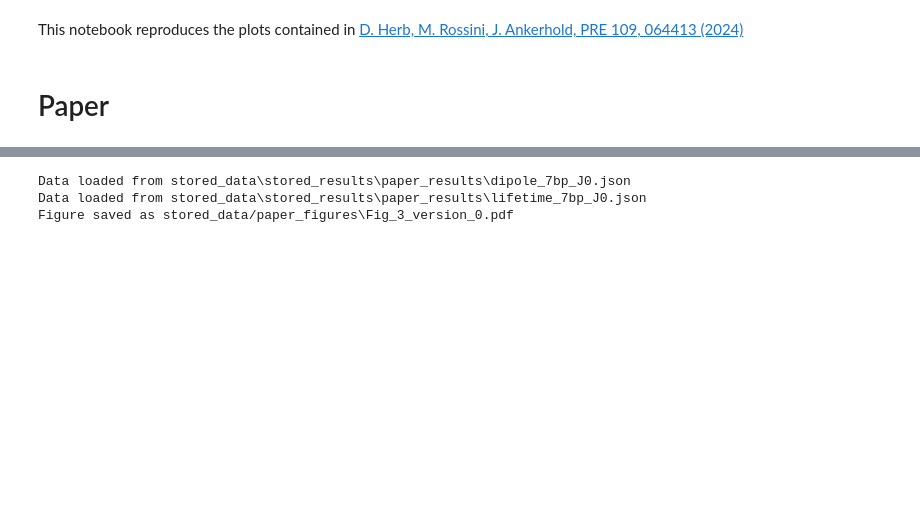
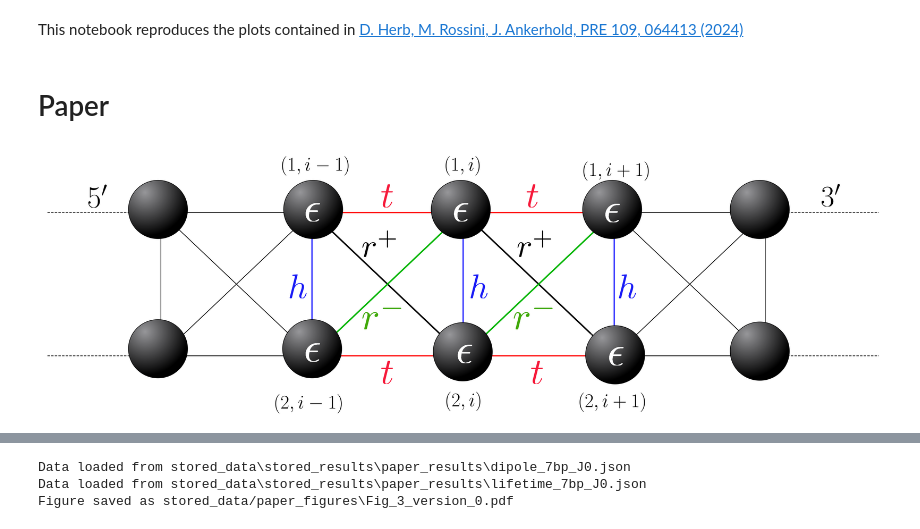
Before and after one commit to dehe1011/QuantumDNA, a Jupyter notebook: doc/Paper.ipynb, the cells around one changed output, grey strips where cells are left out. Drawn from its saved outputs; the diff is of its cells as text; code cells hidden in the pictures; blank space fills up the shorter version.

```diff
--- a/doc/Paper.ipynb
+++ b/doc/Paper.ipynb
@@ -19,3 +19,8 @@ plt.rcParams['xtick.labelsize'] = 12
 plt.rcParams['ytick.labelsize'] = 12
 # %% [markdown]
 # Paper
+# %%
+from IPython.display import Image
+Image(filename=ROOT_DIR+"/stored_data/doc_images/paper_images/Fig_1.png", width=1000)
+# %% [output]
+[figure, added]
```
Also changed, not shown: parts of 6 cells of this notebook, 54 other files.
